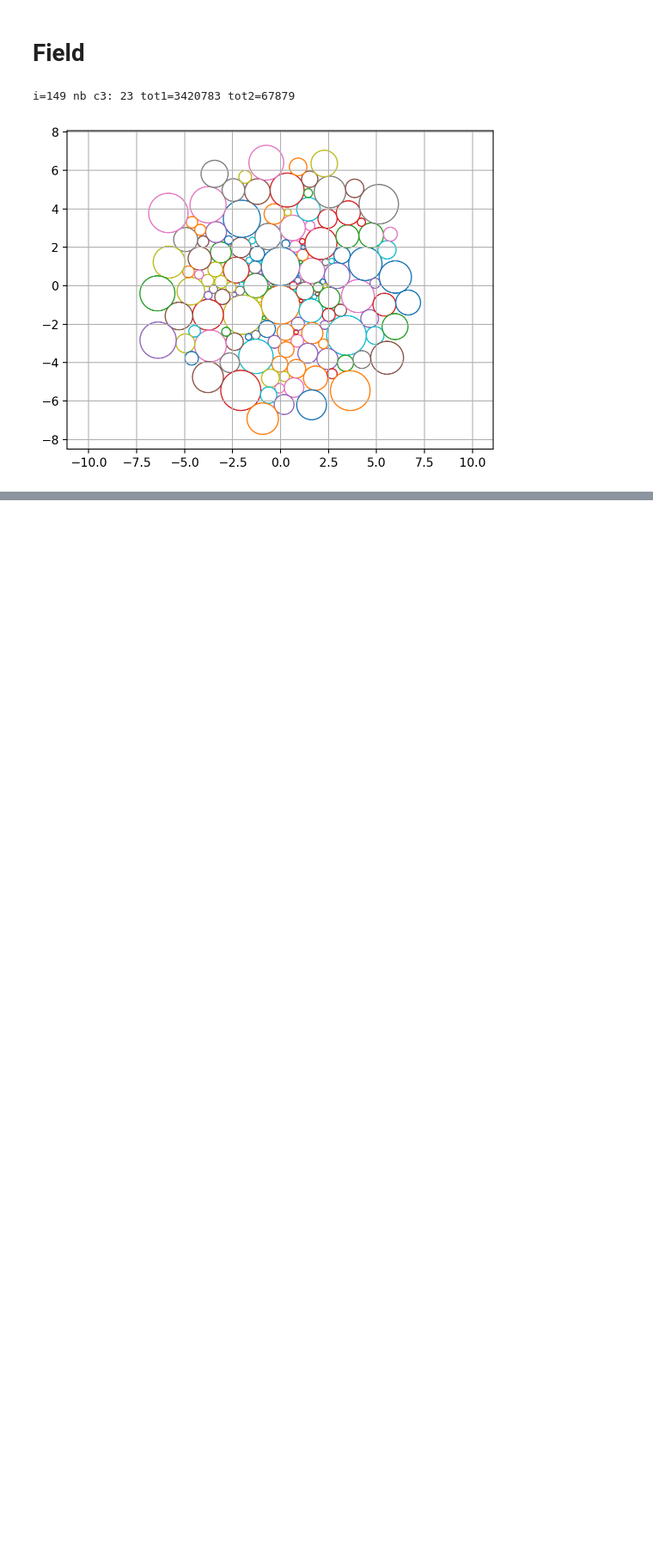
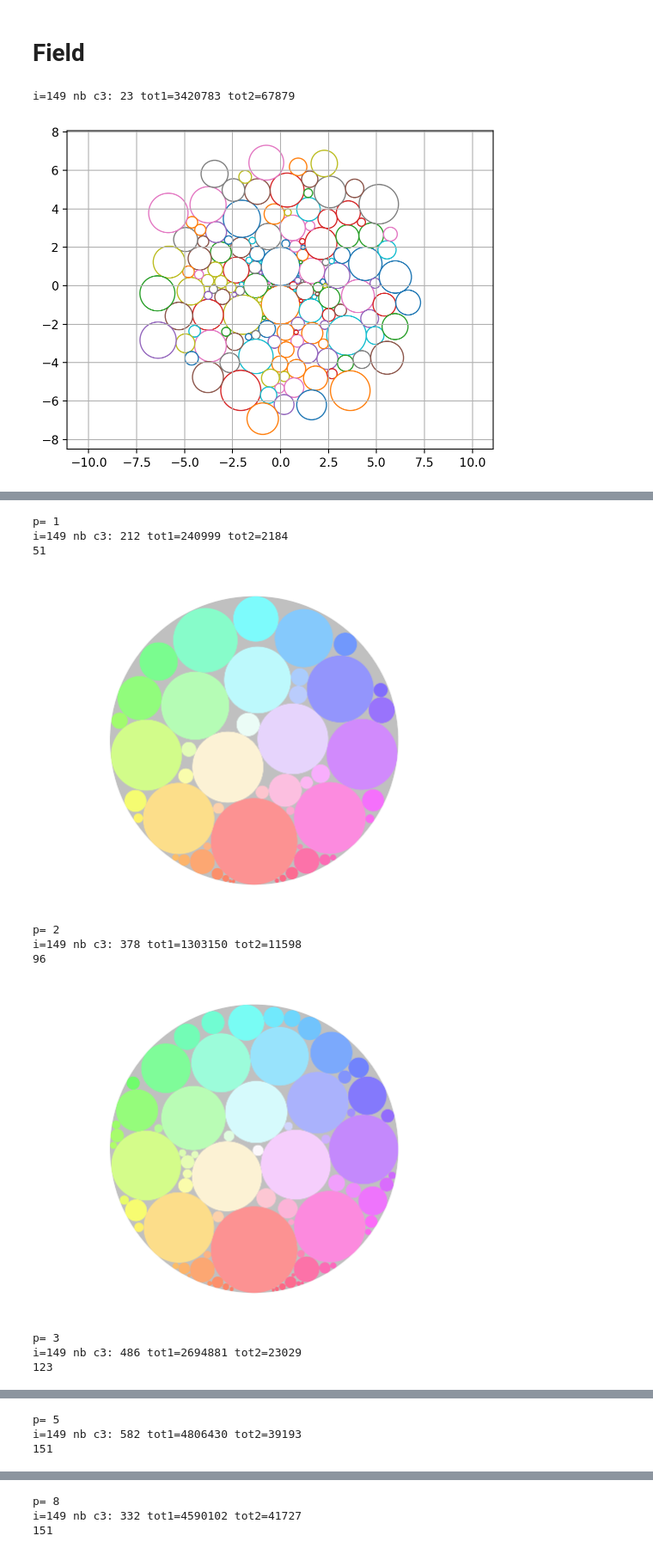
Before and after one commit to mdouze/cailloux, a Jupyter notebook: circles.ipynb, the cells around one changed output, grey strips where cells are left out. Shown at 86% size. Cells and saved outputs as stored; diff of their text form; code cells hidden in the pictures; blank space fills up the shorter version.

```diff
--- a/circles.ipynb
+++ b/circles.ipynb
@@ -282,0 +251,55 @@ pyplot.axis("equal")
+# %%
+c0 = np.array([0, 0]); r0 = 1
+c2 = np.array([0, -0.7]); r2 = 0.3
+# minsize = 0.01
+
+for p in 1, 2, 3, 5, 8:
+    print("p=", p)
+
+    rs = np.random.RandomState(123)
+
+    radiuses = [0.25 * rs.rand() ** p for _ in range(150)]
+    radiuses.sort(reverse=True)
+
+    circles = generate_cicles_gravity(
+        np.array([0, 0]), 1,
+        np.array([0, -0.7]), 0.3,
+        radiuses
+    )
+
+    print()
+    print(len(circles))
+
+    ax = pyplot.gca()
+    # pyplot.gcf().set_size_inches(7, 10)
+    pyplot.axis('off')
+
+    ax.add_patch(pyplot.Circle((0, 0), 1, color="#c0c0c0", fill=True, linewidth=0))
+
+    for c, r in circles:
+        if r < minsize:
+            break
+        x, y = c
+        rho, theta = np.hypot(x, y), np.arctan2(x, y)
+        color = colorsys.hsv_to_rgb(
+            (theta / (2 * np.pi) + 0.5) % 1,
+            0.6 * rho,
+            0.99
+        )
+        ax.add_patch(pyplot.Circle(c, r, color=color, fill=True, linewidth=0))
+
+
+    pyplot.axis("equal")
+    pyplot.show()
+# %% [output]
+p= 1
+i=149 nb c3: 212 tot1=240999 tot2=2184
+51
+[figure, added]
+p= 2
+i=149 nb c3: 378 tot1=1303150 tot2=11598
+96
+[figure, added]
+p= 3
+i=149 nb c3: 486 tot1=2694881 tot2=23029
+123
@@ -282,0 +307,3 @@ pyplot.axis("equal")
+p= 5
+i=149 nb c3: 582 tot1=4806430 tot2=39193
+151
@@ -282,0 +311,3 @@ pyplot.axis("equal")
+p= 8
+i=149 nb c3: 332 tot1=4590102 tot2=41727
+151
```
Also changed, not shown: parts of 11 cells of this notebook.
